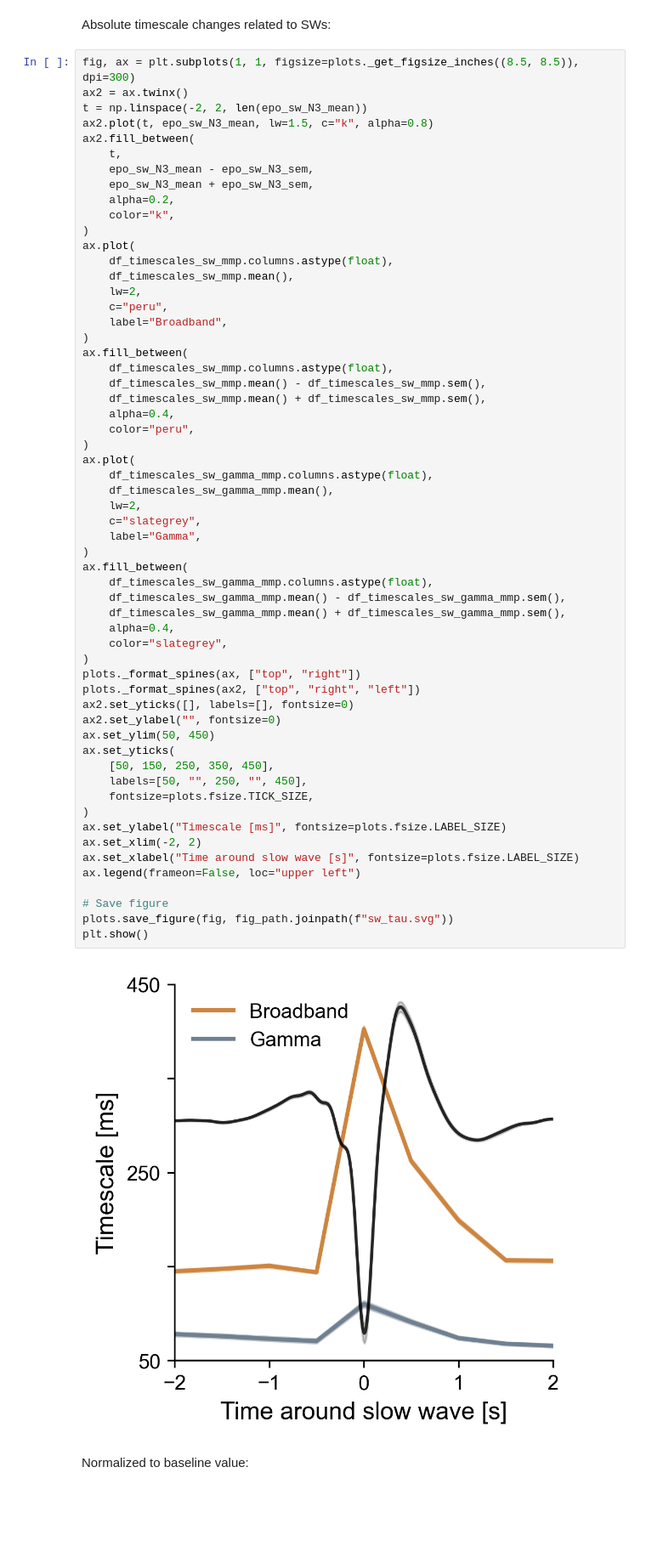
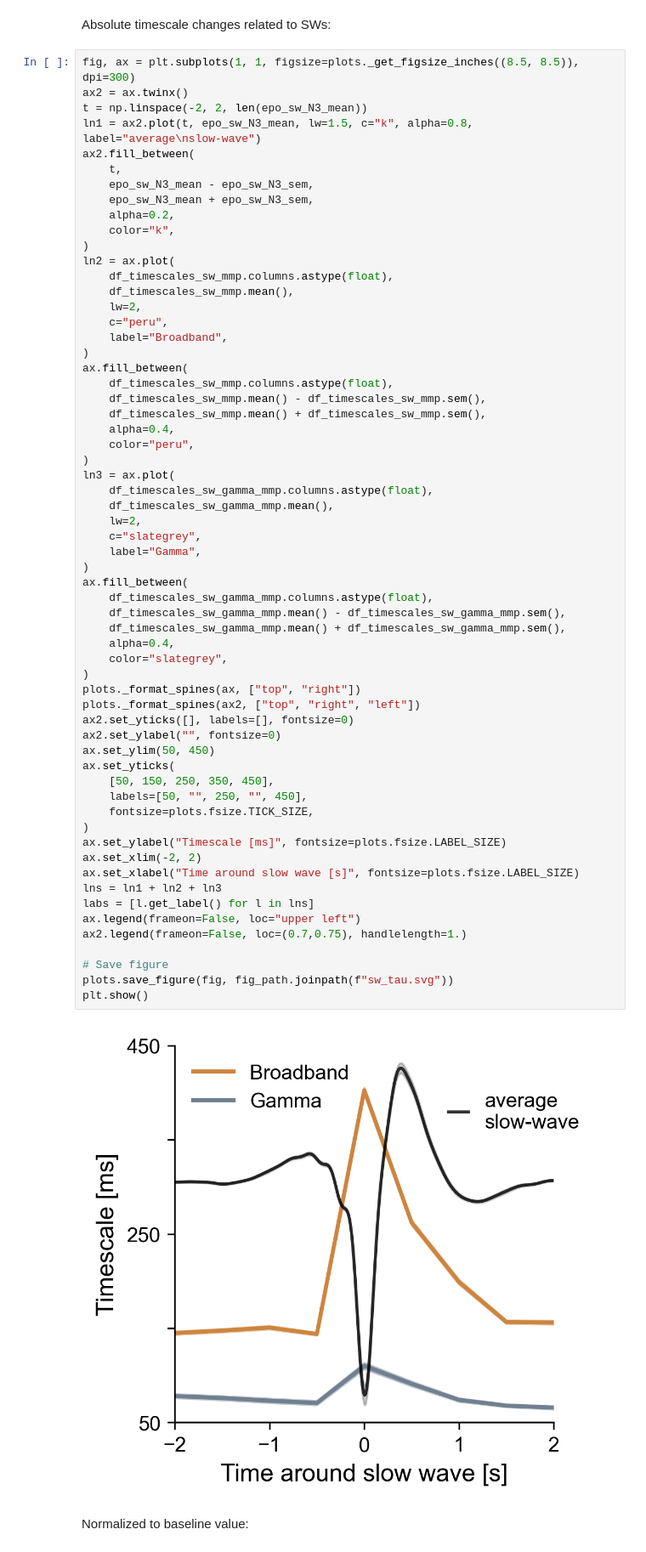
Before and after one commit to cusinatr/MNI-Analysis, a Jupyter notebook: Analysis/Figures/Fig_sw.ipynb, the cells around one changed output. Shown at 85% size. Saved outputs shown, nothing was run; the diff lists cells and outputs as text; blank space fills up the shorter version.

Commit message:
update figures

```diff
--- a/Analysis/Figures/Fig_sw.ipynb
+++ b/Analysis/Figures/Fig_sw.ipynb
@@ -219,7 +233,7 @@ Absolute timescale changes related to SWs:
 fig, ax = plt.subplots(1, 1, figsize=plots._get_figsize_inches((8.5, 8.5)), dpi=300)
 ax2 = ax.twinx()
 t = np.linspace(-2, 2, len(epo_sw_N3_mean))
-ax2.plot(t, epo_sw_N3_mean, lw=1.5, c="k", alpha=0.8)
+ln1 = ax2.plot(t, epo_sw_N3_mean, lw=1.5, c="k", alpha=0.8, label="average\nslow-wave")
 ax2.fill_between(
     t,
     epo_sw_N3_mean - epo_sw_N3_sem,
@@ -227,7 +241,7 @@ ax2.fill_between(
     alpha=0.2,
     color="k",
 )
-ax.plot(
+ln2 = ax.plot(
     df_timescales_sw_mmp.columns.astype(float),
     df_timescales_sw_mmp.mean(),
     lw=2,
@@ -241,40 +255,43 @@ ax.fill_between(
     alpha=0.4,
     color="peru",
 )
-ax.plot(
+ln3 = ax.plot(
     df_timescales_sw_gamma_mmp.columns.astype(float),
     df_timescales_sw_gamma_mmp.mean(),
     lw=2,
     c="slategrey",
     label="Gamma",
 )
 ax.fill_between(
     df_timescales_sw_gamma_mmp.columns.astype(float),
     df_timescales_sw_gamma_mmp.mean() - df_timescales_sw_gamma_mmp.sem(),
     df_timescales_sw_gamma_mmp.mean() + df_timescales_sw_gamma_mmp.sem(),
     alpha=0.4,
     color="slategrey",
 )
 plots._format_spines(ax, ["top", "right"])
 plots._format_spines(ax2, ["top", "right", "left"])
 ax2.set_yticks([], labels=[], fontsize=0)
 ax2.set_ylabel("", fontsize=0)
 ax.set_ylim(50, 450)
 ax.set_yticks(
     [50, 150, 250, 350, 450],
     labels=[50, "", 250, "", 450],
     fontsize=plots.fsize.TICK_SIZE,
 )
 ax.set_ylabel("Timescale [ms]", fontsize=plots.fsize.LABEL_SIZE)
 ax.set_xlim(-2, 2)
 ax.set_xlabel("Time around slow wave [s]", fontsize=plots.fsize.LABEL_SIZE)
+lns = ln1 + ln2 + ln3
+labs = [l.get_label() for l in lns]
 ax.legend(frameon=False, loc="upper left")
+ax2.legend(frameon=False, loc=(0.7,0.75), handlelength=1.)
 
 # Save figure
 plots.save_figure(fig, fig_path.joinpath(f"sw_tau.svg"))
 plt.show()
 # %% [output]
-[figure, old version]
+[figure, new version]
 # %% [markdown]
 Normalized to baseline value:
 # %%
```
Also changed, not shown: parts of 6 cells of this notebook, 5 other files.
